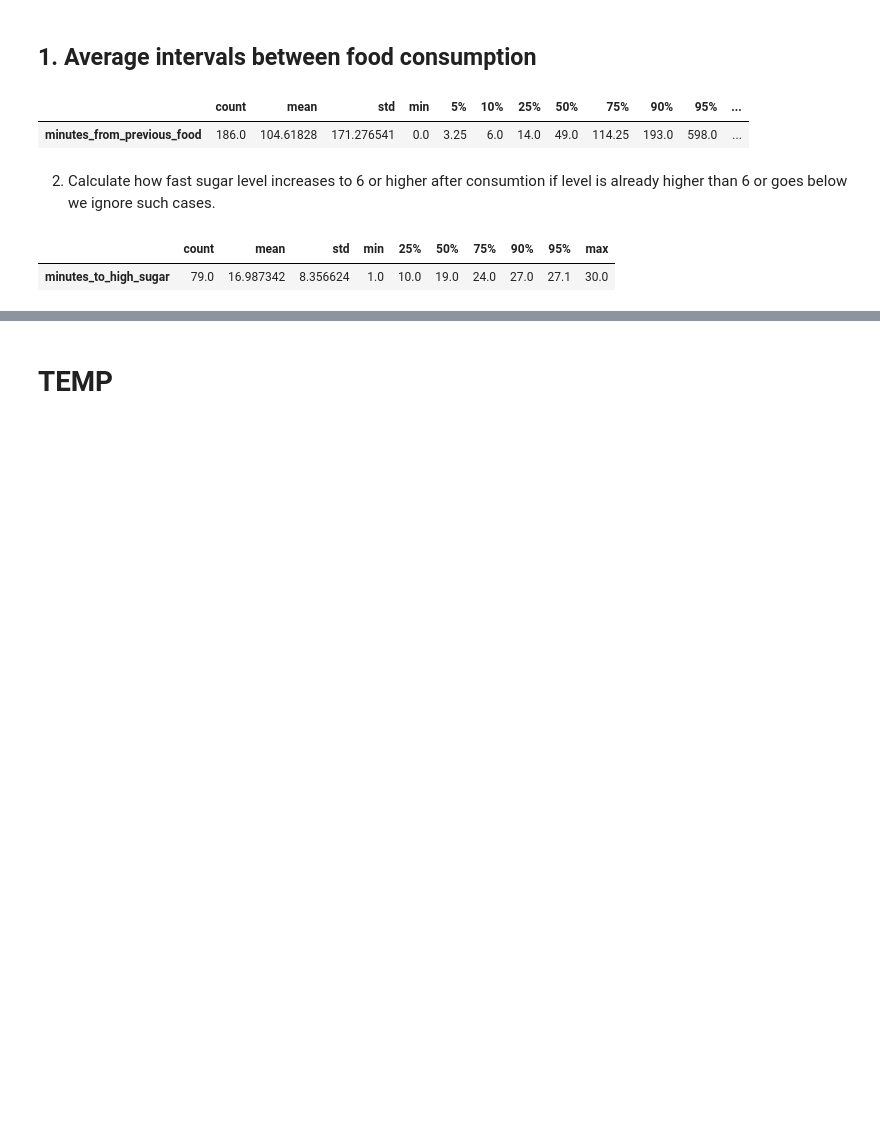
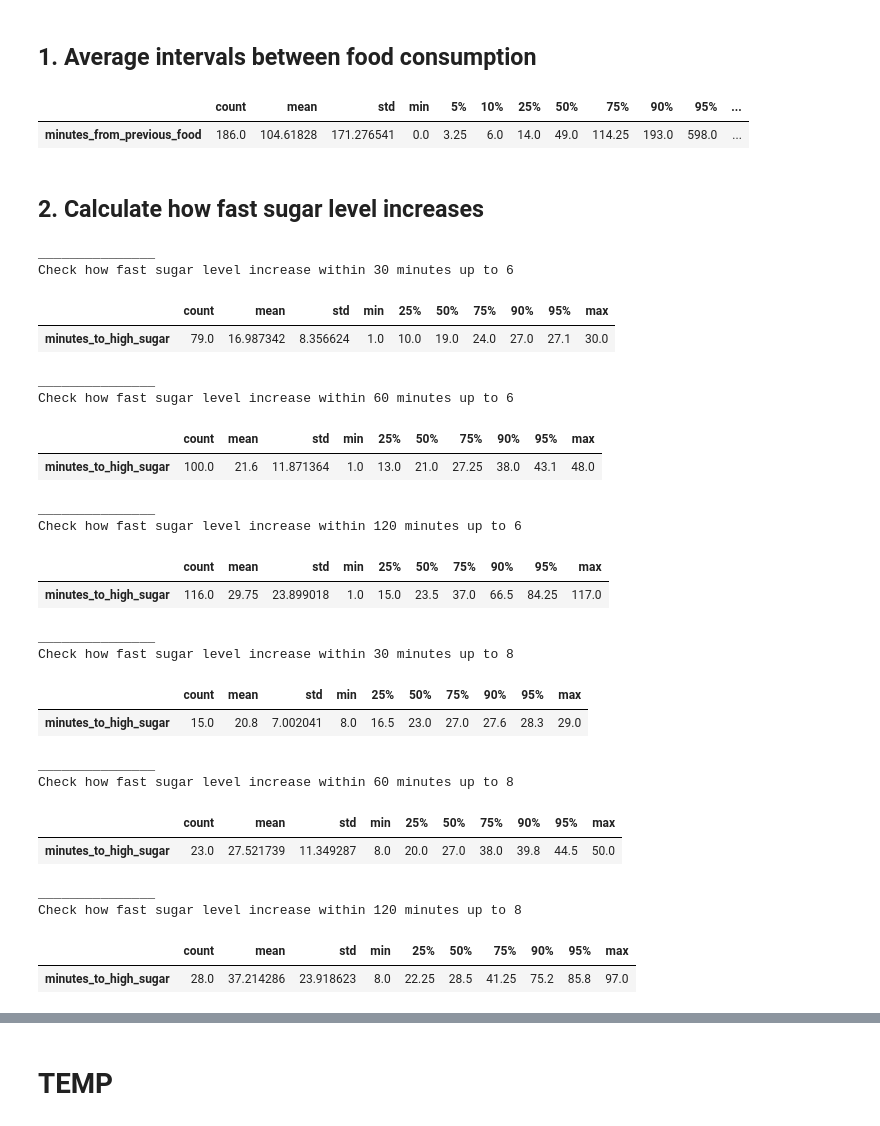
Before and after one commit to artamarkin/sugar-level, a Jupyter notebook: [1]-EDA.ipynb, the cells around one changed output, grey strips where cells are left out. Drawn from its saved outputs; the diff is of its cells as text; code cells hidden in the pictures; blank space fills up the shorter version.

```diff
--- a/[1]-EDA.ipynb
+++ b/[1]-EDA.ipynb
@@ -140,33 +143,68 @@ notes_datetime[["minutes_from_previous_food"]].describe(
 # %% [output]
 |  | count | mean | std | min | 5% | 10% | 25% | 50% | 75% | 90% | 95% | ... |
 | minutes_from_previous_food | 186.0 | 104.61828 | 171.276541 | 0.0 | 3.25 | 6.0 | 14.0 | 49.0 | 114.25 | 193.0 | 598.0 | ... |
-# %% [markdown]
-2. Calculate how fast sugar level increases to 6 or higher after consumtion if level is already higher than 6 or goes below we ignore such cases.
+# %% [markdown]
+## 2. Calculate how fast sugar level increases
 # %%
-check_up_to_minutes = 30  # we check sugar increase only up to 30 minutes ahead
-level_of_interest = 6
-
 glucose_with_notes = pd.merge(
     data.glucose_resampled, data.notes[["datetime", "notes"]], how="left", on="datetime"
 ).reset_index(drop=True)
 
-minutes_to_high_sugar = []
-for i in glucose_with_notes.loc[glucose_with_notes["notes"].notnull()].index:
-    if glucose_with_notes.loc[i, "glucose_level"] > level_of_interest:
-        continue
-    period_of_interest = glucose_with_notes.loc[i : i + check_up_to_minutes]
 
-    index_with_high_level = period_of_interest.loc[
-        lambda d: d["glucose_level"] > level_of_interest
-    ].index
+def get_minutes_to_high_sugar(check_up_to_minutes: int, level_of_interest: int) -> None:
+    minutes_to_high_sugar = []
+    for i in glucose_with_notes.loc[glucose_with_notes["notes"].notnull()].index:
+        if glucose_with_notes.loc[i, "glucose_level"] > level_of_interest:
+            continue
+        period_of_interest = glucose_with_notes.loc[i : i + check_up_to_minutes]
 
-    # use first if available
-    if len(index_with_high_level) > 0:
-        minutes_to_high_sugar.append(index_with_high_level[0] - i)
+        index_with_high_level = period_of_interest.loc[
+            lambda d: d["glucose_level"] > level_of_interest
+        ].index
 
-pd.DataFrame({"minutes_to_high_sugar": minutes_to_high_sugar}).describe(
-    percentiles=[0.25, 0.5, 0.75, 0.9, 0.95]
-).T
+        # use first if available
+        if len(index_with_high_level) > 0:
+            minutes_to_high_sugar.append(index_with_high_level[0] - i)
+    print("_______________")
+    print(
+        f"Check how fast sugar level increase within {check_up_to_minutes} minutes up to {level_of_interest}"
+    )
+    display(
+        pd.DataFrame({"minutes_to_high_sugar": minutes_to_high_sugar})
+        .describe(percentiles=[0.25, 0.5, 0.75, 0.9, 0.95])
+        .T
+    )
+    return
+
+
+get_minutes_to_high_sugar(check_up_to_minutes=30, level_of_interest=6)
+get_minutes_to_high_sugar(check_up_to_minutes=60, level_of_interest=6)
+get_minutes_to_high_sugar(check_up_to_minutes=120, level_of_interest=6)
+get_minutes_to_high_sugar(check_up_to_minutes=30, level_of_interest=8)
+get_minutes_to_high_sugar(check_up_to_minutes=60, level_of_interest=8)
+get_minutes_to_high_sugar(check_up_to_minutes=120, level_of_interest=8)
 # %% [output]
+_______________
+Check how fast sugar level increase within 30 minutes up to 6
 |  | count | mean | std | min | 25% | 50% | 75% | 90% | 95% | max |
 | minutes_to_high_sugar | 79.0 | 16.987342 | 8.356624 | 1.0 | 10.0 | 19.0 | 24.0 | 27.0 | 27.1 | 30.0 |
+_______________
+Check how fast sugar level increase within 60 minutes up to 6
+|  | count | mean | std | min | 25% | 50% | 75% | 90% | 95% | max |
+| minutes_to_high_sugar | 100.0 | 21.6 | 11.871364 | 1.0 | 13.0 | 21.0 | 27.25 | 38.0 | 43.1 | 48.0 |
+_______________
+Check how fast sugar level increase within 120 minutes up to 6
+|  | count | mean | std | min | 25% | 50% | 75% | 90% | 95% | max |
+| minutes_to_high_sugar | 116.0 | 29.75 | 23.899018 | 1.0 | 15.0 | 23.5 | 37.0 | 66.5 | 84.25 | 117.0 |
+_______________
+Check how fast sugar level increase within 30 minutes up to 8
+|  | count | mean | std | min | 25% | 50% | 75% | 90% | 95% | max |
+| minutes_to_high_sugar | 15.0 | 20.8 | 7.002041 | 8.0 | 16.5 | 23.0 | 27.0 | 27.6 | 28.3 | 29.0 |
+_______________
+Check how fast sugar level increase within 60 minutes up to 8
+|  | count | mean | std | min | 25% | 50% | 75% | 90% | 95% | max |
+| minutes_to_high_sugar | 23.0 | 27.521739 | 11.349287 | 8.0 | 20.0 | 27.0 | 38.0 | 39.8 | 44.5 | 50.0 |
+_______________
+Check how fast sugar level increase within 120 minutes up to 8
+|  | count | mean | std | min | 25% | 50% | 75% | 90% | 95% | max |
+| minutes_to_high_sugar | 28.0 | 37.214286 | 23.918623 | 8.0 | 22.25 | 28.5 | 41.25 | 75.2 | 85.8 | 97.0 |
```
Also changed, not shown: parts of 8 cells of this notebook.
